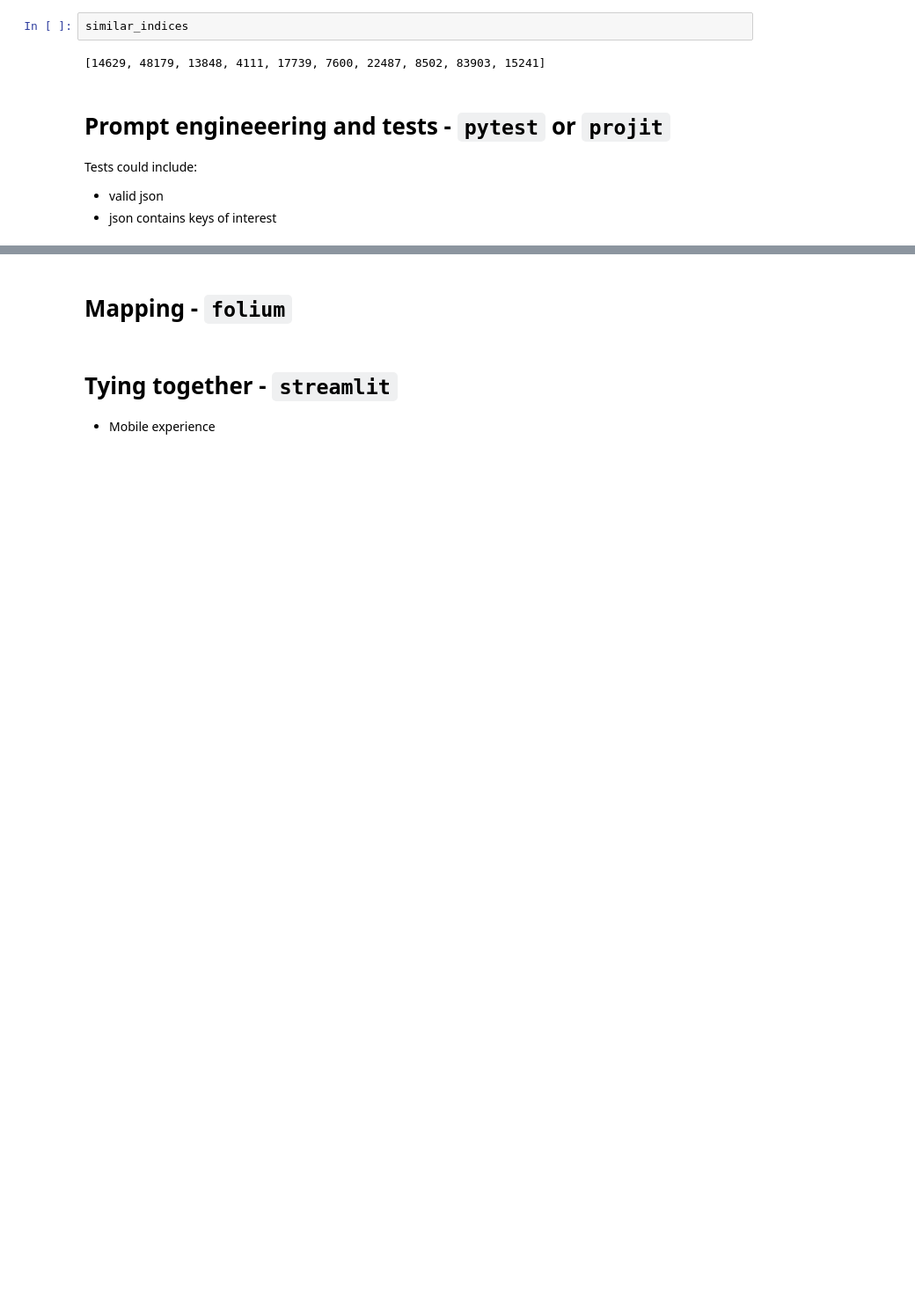
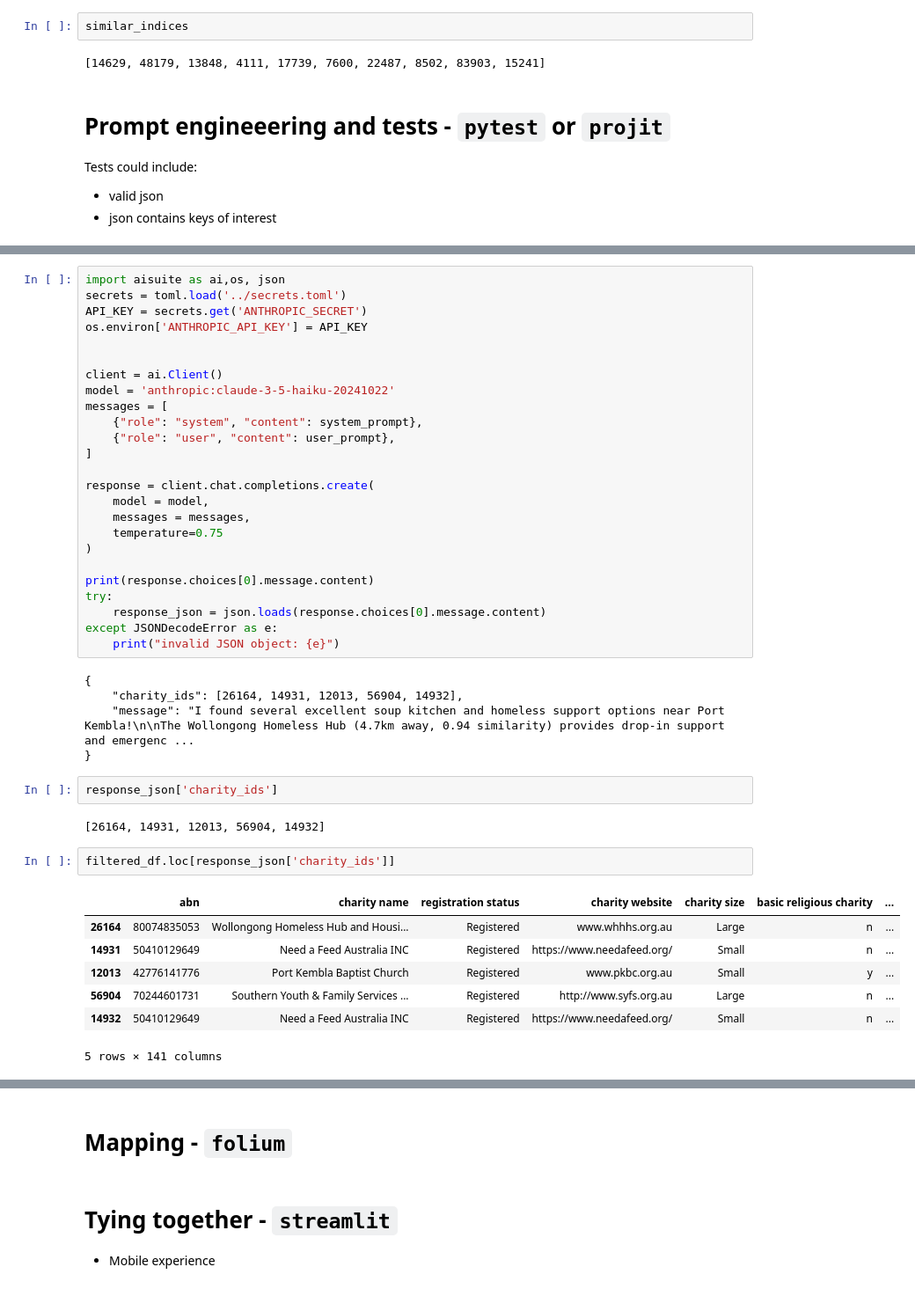
Before and after one commit to GeoffPidcock/buildmas24, a Jupyter notebook: notebooks/prototyping.ipynb, the cells around one changed output, grey strips where cells are left out. Shown: that part at 88% size. Cells and saved outputs as stored; diff of their text form; blank space fills up the shorter version.

```diff
--- a/notebooks/prototyping.ipynb
+++ b/notebooks/prototyping.ipynb
@@ -710,0 +919,44 @@ there are 305 charity programs near you
+# %%
+import aisuite as ai,os, json
+secrets = toml.load('../secrets.toml')
+API_KEY = secrets.get('ANTHROPIC_SECRET')
+os.environ['ANTHROPIC_API_KEY'] = API_KEY
+
+
+client = ai.Client()
+model = 'anthropic:claude-3-5-haiku-20241022'
+messages = [
+    {"role": "system", "content": system_prompt},
+    {"role": "user", "content": user_prompt},
+]
+
+response = client.chat.completions.create(
+    model = model,
+    messages = messages,
+    temperature=0.75
+)
+
+print(response.choices[0].message.content)
+try:
+    response_json = json.loads(response.choices[0].message.content)
+except JSONDecodeError as e:
+    print("invalid JSON object: {e}")
+# %% [output]
+{
+    "charity_ids": [26164, 14931, 12013, 56904, 14932],
+    "message": "I found several excellent soup kitchen and homeless support options near Port Kembla!\n\nThe Wollongong Homeless Hub (4.7km away, 0.94 similarity) provides drop-in support and emergenc ...
+}
+# %%
+response_json['charity_ids']
+# %% [output]
+[26164, 14931, 12013, 56904, 14932]
+# %%
+filtered_df.loc[response_json['charity_ids']]
+# %% [output]
+|  | abn | charity name | registration status | charity website | charity size | basic religious charity | ... |
+| 26164 | 80074835053 | Wollongong Homeless Hub and Housi... | Registered | www.whhhs.org.au | Large | n | ... |
+| 14931 | 50410129649 | Need a Feed Australia INC | Registered | https://www.needafeed.org/ | Small | n | ... |
+| 12013 | 42776141776 | Port Kembla Baptist Church | Registered | www.pkbc.org.au | Small | y | ... |
+| 56904 | 70244601731 | Southern Youth & Family Services ... | Registered | http://www.syfs.org.au | Large | n | ... |
+| 14932 | 50410129649 | Need a Feed Australia INC | Registered | https://www.needafeed.org/ | Small | n | ... |
+5 rows × 141 columns
```
Also changed, not shown: parts of 17 cells of this notebook.
